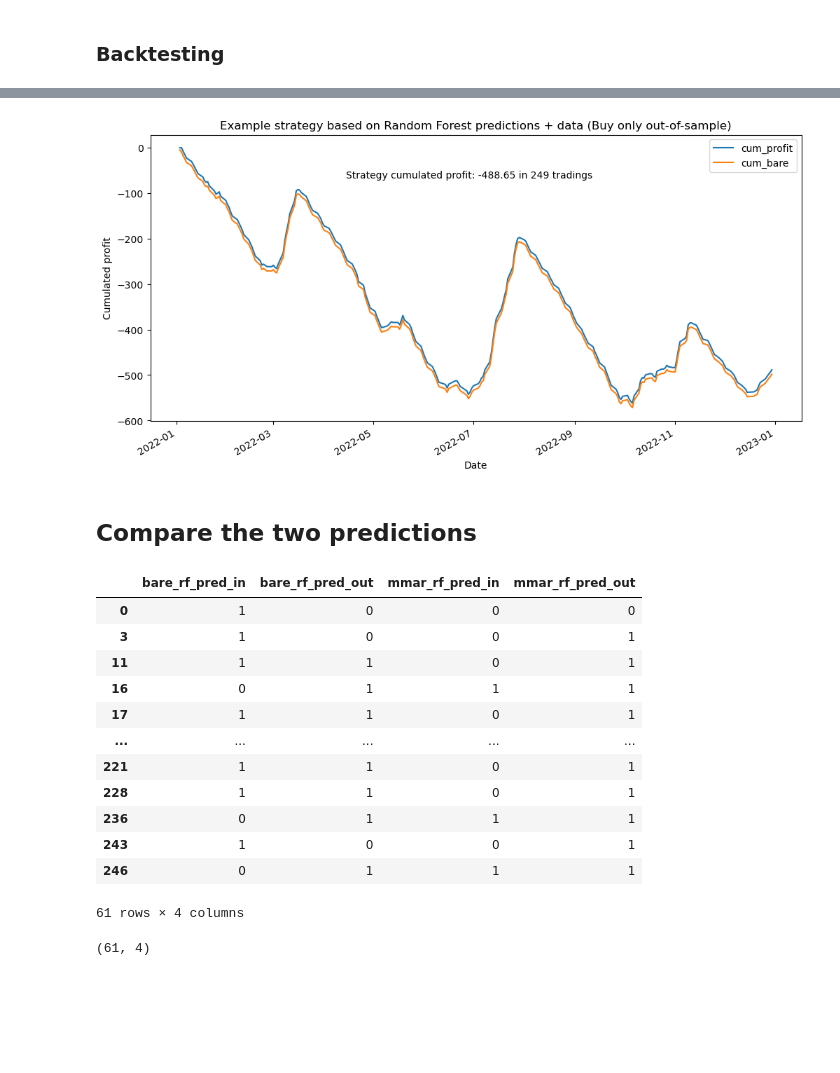
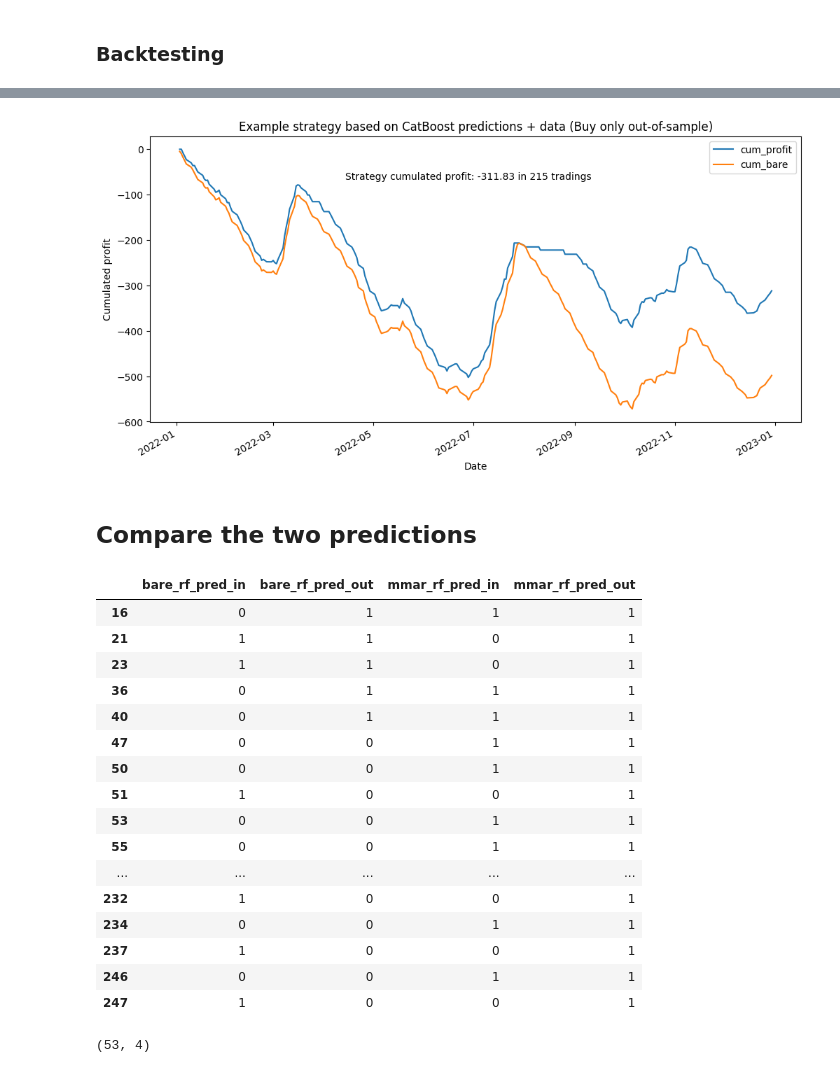
Before and after one commit to adalseno/mmar, a Jupyter notebook: notebooks/ml_cb_compare_recall.ipynb, the cells around one changed output, grey strips where cells are left out. Cells and saved outputs as stored; diff of their text form; code cells hidden in the pictures; blank space fills up the shorter version.

Commit message:
Added cross validation to CatBoost notebooks

```diff
--- a/notebooks/ml_cb_compare_recall.ipynb
+++ b/notebooks/ml_cb_compare_recall.ipynb
@@ -128,8 +119,6 @@ def objective(trial: optuna.Trial) -> float:
 # %%
-study = optuna.create_study(
-    pruner=optuna.pruners.MedianPruner(n_warmup_steps=5), direction="maximize"
-)
-study.optimize(objective, n_trials=300, timeout=600)
+study = optuna.create_study(direction="maximize")
+study.optimize(objective, n_trials=150, timeout=600)
 
 print("Number of finished trials: {}".format(len(study.trials)))
 
@@ -457,10 +446,8 @@ X_train, X_test, y_train, y_test = train_test_split(
 # %% [markdown]
 ### Hyper-parameters tuning using Optuna
 # %%
-study = optuna.create_study(
-    pruner=optuna.pruners.MedianPruner(n_warmup_steps=5), direction="maximize"
-)
-study.optimize(objective, n_trials=300, timeout=600)
+study = optuna.create_study(direction="maximize")
+study.optimize(objective, n_trials=150, timeout=1200)
 
 print("Number of finished trials: {}".format(len(study.trials)))
 
@@ -747,16 +734,16 @@ strategy_df
 # %%
 strategy_df[["cum_profit", "cum_bare"]].plot(
     figsize=(12, 6),
     ylabel="Cumulated profit",
-    title="Example strategy based on Random Forest predictions + data (Buy only out-of-sample)",
+    title="Example strategy based on CatBoost predictions + data (Buy only out-of-sample)",
 )
 ax = plt.gca()
 text = f"Strategy cumulated profit: {strategy_df['cum_profit'].iloc[-1]:.2f} in {strategy_df['strategy'].sum()} tradings"
 plt.text(0.3, 0.85, text, transform=ax.transAxes)
 plt.legend()
 plt.show()
 # %% [output]
-[figure, old version]
+[figure, new version]
 # %% [markdown]
 ## Compare the two predictions
 # %%
@@ -768,22 +755,26 @@ mask_out = (compare_df["bare_rf_pred_out"] - compare_df["mmar_rf_pred_out"]).ast
 compare_df[mask_in]
 # %% [output]
 |  | bare_rf_pred_in | bare_rf_pred_out | mmar_rf_pred_in | mmar_rf_pred_out |
-| 0 | 1 | 0 | 0 | 0 |
-| 3 | 1 | 0 | 0 | 1 |
-| 11 | 1 | 1 | 0 | 1 |
 | 16 | 0 | 1 | 1 | 1 |
-| 17 | 1 | 1 | 0 | 1 |
+| 21 | 1 | 1 | 0 | 1 |
+| 23 | 1 | 1 | 0 | 1 |
+| 36 | 0 | 1 | 1 | 1 |
+| 40 | 0 | 1 | 1 | 1 |
+| 47 | 0 | 0 | 1 | 1 |
+| 50 | 0 | 0 | 1 | 1 |
+| 51 | 1 | 0 | 0 | 1 |
+| 53 | 0 | 0 | 1 | 1 |
+| 55 | 0 | 0 | 1 | 1 |
 | ... | ... | ... | ... | ... |
-| 221 | 1 | 1 | 0 | 1 |
-| 228 | 1 | 1 | 0 | 1 |
-| 236 | 0 | 1 | 1 | 1 |
-| 243 | 1 | 0 | 0 | 1 |
-| 246 | 0 | 1 | 1 | 1 |
+| 232 | 1 | 0 | 0 | 1 |
+| 234 | 0 | 0 | 1 | 1 |
+| 237 | 1 | 0 | 0 | 1 |
+| 246 | 0 | 0 | 1 | 1 |
+| 247 | 1 | 0 | 0 | 1 |
-61 rows × 4 columns
 # %%
 compare_df[mask_in].shape
 # %% [output]
-(61, 4)
+(53, 4)
 # %%
 # Compare out of sample preds
 compare_df[mask_out]
```
Also changed, not shown: parts of 29 cells of this notebook, 12 other files.
